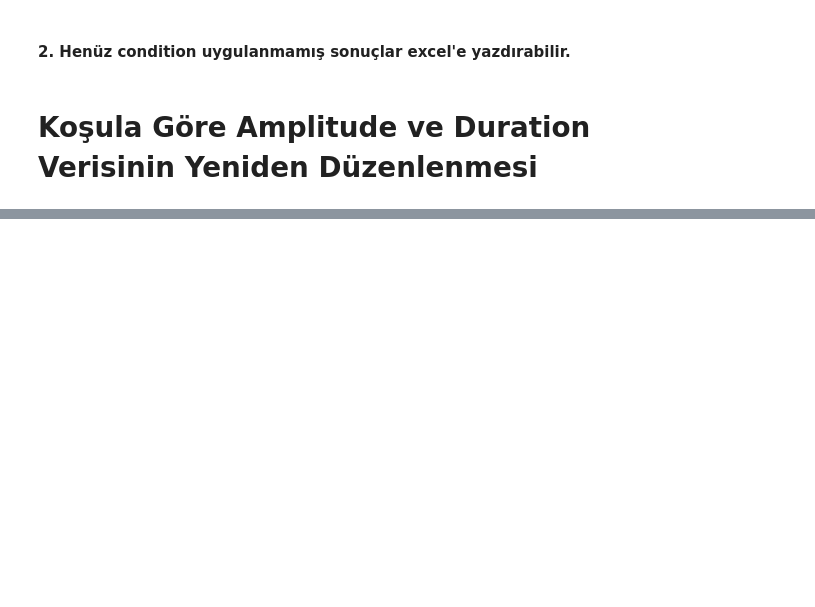
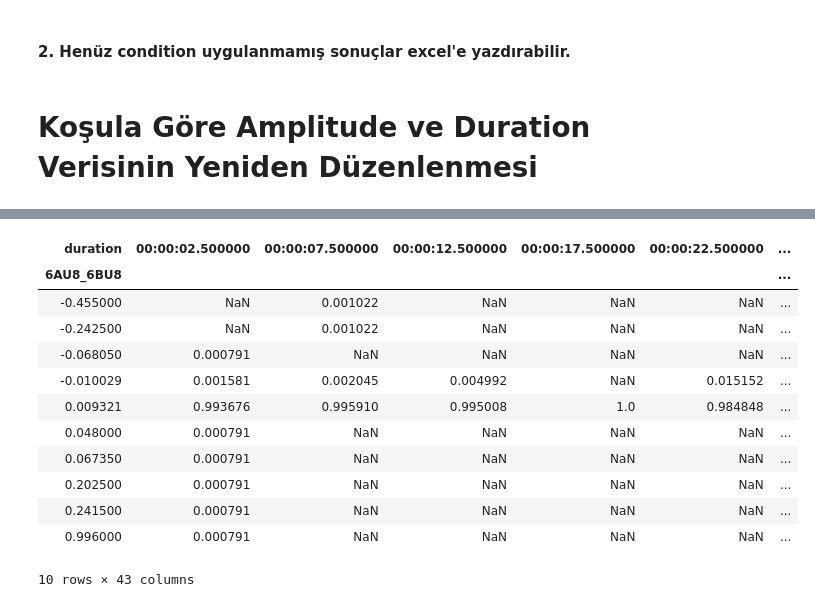
Before and after one commit to birdalugur/cefis2, a Jupyter notebook: main.ipynb, the cells around one changed output, grey strips where cells are left out. Saved outputs shown, nothing was run; the diff lists cells and outputs as text; code cells hidden in the pictures; blank space fills up the shorter version.

```diff
--- a/main.ipynb
+++ b/main.ipynb
@@ -242,0 +403,4 @@ condition_data[0]
+# %%
+#Yatay toplam
+horizontal_total = joint.agg('sum',axis=1)
+horizontal_total
@@ -242,0 +461,17 @@ condition_data[0]
+# %%
+# Conditional Density / x
+(joint.T/horizontal_total)
+# %% [output]
+| duration | 00:00:02.500000 | 00:00:07.500000 | 00:00:12.500000 | 00:00:17.500000 | 00:00:22.500000 | ... |
+| 6AU8_6BU8 |  |  |  |  |  | ... |
+| -0.455000 | NaN | 0.001022 | NaN | NaN | NaN | ... |
+| -0.242500 | NaN | 0.001022 | NaN | NaN | NaN | ... |
+| -0.068050 | 0.000791 | NaN | NaN | NaN | NaN | ... |
+| -0.010029 | 0.001581 | 0.002045 | 0.004992 | NaN | 0.015152 | ... |
+| 0.009321 | 0.993676 | 0.995910 | 0.995008 | 1.0 | 0.984848 | ... |
+| 0.048000 | 0.000791 | NaN | NaN | NaN | NaN | ... |
+| 0.067350 | 0.000791 | NaN | NaN | NaN | NaN | ... |
+| 0.202500 | 0.000791 | NaN | NaN | NaN | NaN | ... |
+| 0.241500 | 0.000791 | NaN | NaN | NaN | NaN | ... |
+| 0.996000 | 0.000791 | NaN | NaN | NaN | NaN | ... |
+10 rows × 43 columns
```
Also changed, not shown: parts of 44 cells of this notebook, 3 other files.
